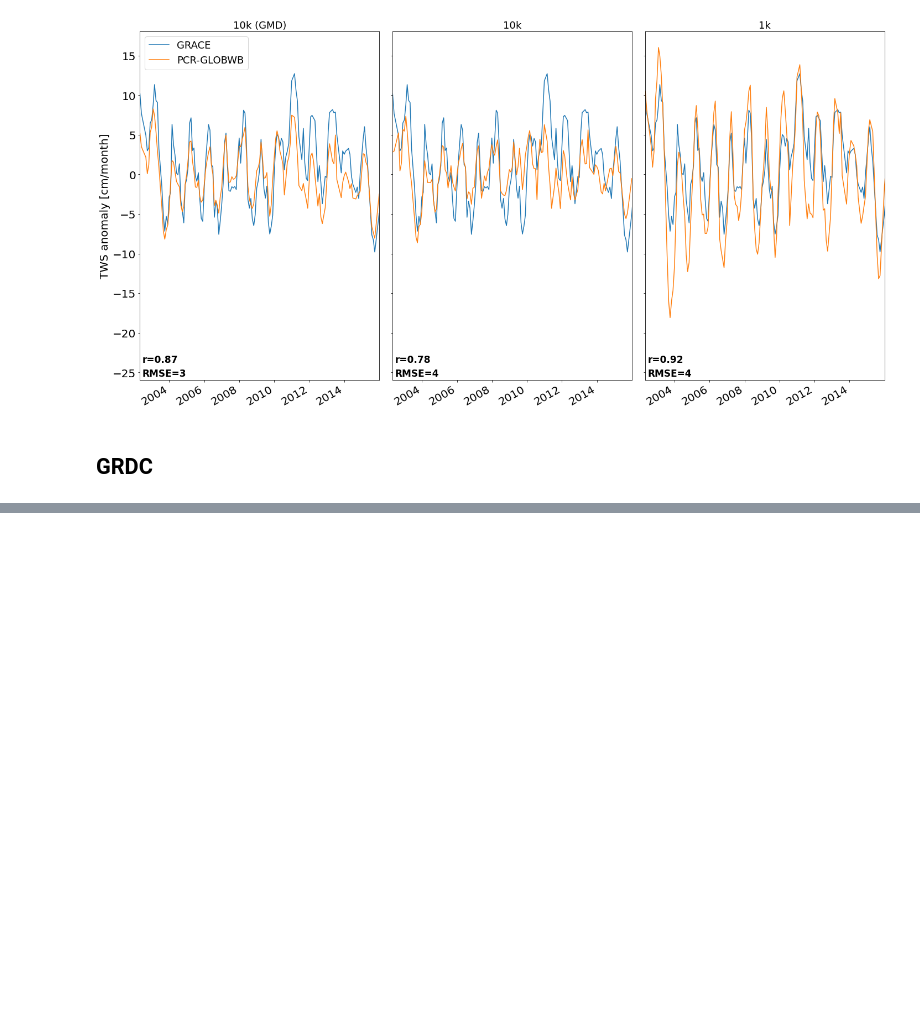
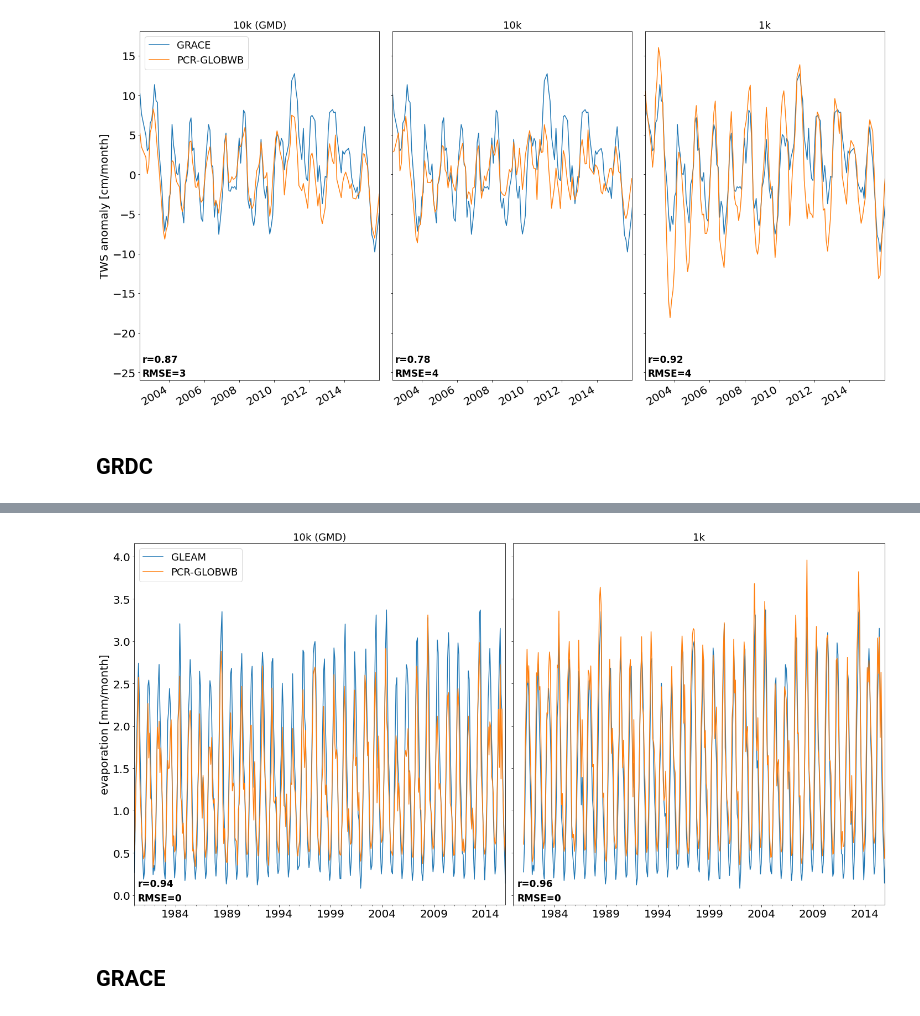
Before and after one commit to JannisHoch/Europe1k_analysis, a Jupyter notebook: output_processing.ipynb, the cells around one changed output, grey strips where cells are left out. Drawn from its saved outputs; the diff is of its cells as text; code cells hidden in the pictures; blank space fills up the shorter version.

```diff
--- a/output_processing.ipynb
+++ b/output_processing.ipynb
@@ -136,0 +177,42 @@ plt.savefig('figs/comparison_Elbe_GRDC.png', dpi=300, bbox_inches='tight')
+# %%
+# remove missing values
+GLEAM_10k_GMD = GLEAM_10k_GMD.dropna()
+GLEAM_1k = GLEAM_1k.dropna()
+# %%
+# set index
+GLEAM_10k_GMD.set_index(pd.to_datetime(GLEAM_10k_GMD.index), inplace=True)
+GLEAM_1k.set_index(pd.to_datetime(GLEAM_1k.index), inplace=True)
+# %%
+# give columns a more meaningful name
+GLEAM_10k_GMD = GLEAM_10k_GMD.rename(columns={'E':'GLEAM', 'total_evaporation': 'PCR-GLOBWB'})
+# %%
+# check overall first and last timestep of data
+idx_min = min(GLEAM_10k_GMD.index.values.min(), GLEAM_1k.index.values.min())
+idx_max = min(GLEAM_10k_GMD.index.values.max(), GLEAM_1k.index.values.max())
+# %%
+#plot
+fig, (ax1, ax2) = plt.subplots(1, 2, figsize=(20, 10), sharey=True)
+
+GLEAM_10k_GMD.plot(ax=ax1)
+GLEAM_1k.plot(ax=ax2, legend=None)
+
+ax1.legend(loc="upper left", fontsize=18)
+
+ax1.set_title('10k (GMD)', fontsize=18)
+ax2.set_title('1k', fontsize=18)
+
+ax1.set_ylabel('evaporation [mm/month]', fontsize=20)
+
+for ax, r, rmse in zip([ax1, ax2], [0.94, 0.96], [0, 0]):
+    ax.set_xlim(idx_min, idx_max)
+    ax.tick_params(labelsize=20)
+    ax.text(0.01, 0.05, 'r={}'.format(r), fontsize=17, fontweight='bold', transform=ax.transAxes)
+    ax.text(0.01, 0.01, 'RMSE={}'.format(rmse), fontsize=17, fontweight='bold', transform=ax.transAxes)
+
+plt.tight_layout()
+
+plt.savefig('figs/comparison_Ebro_GLEAM.png', dpi=300, bbox_inches='tight')
+# %% [output]
+[figure, added]
+# %% [markdown]
+## GRACE
```
Also changed, not shown: parts of 33 cells of this notebook.
